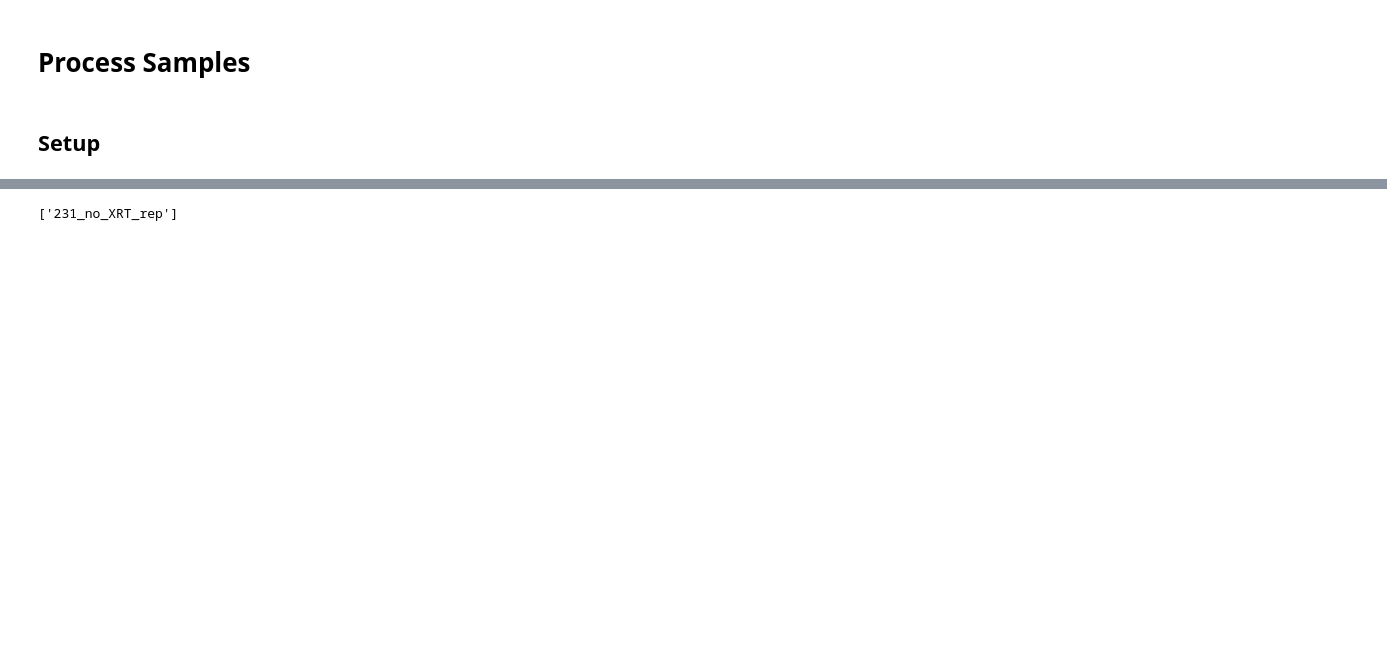
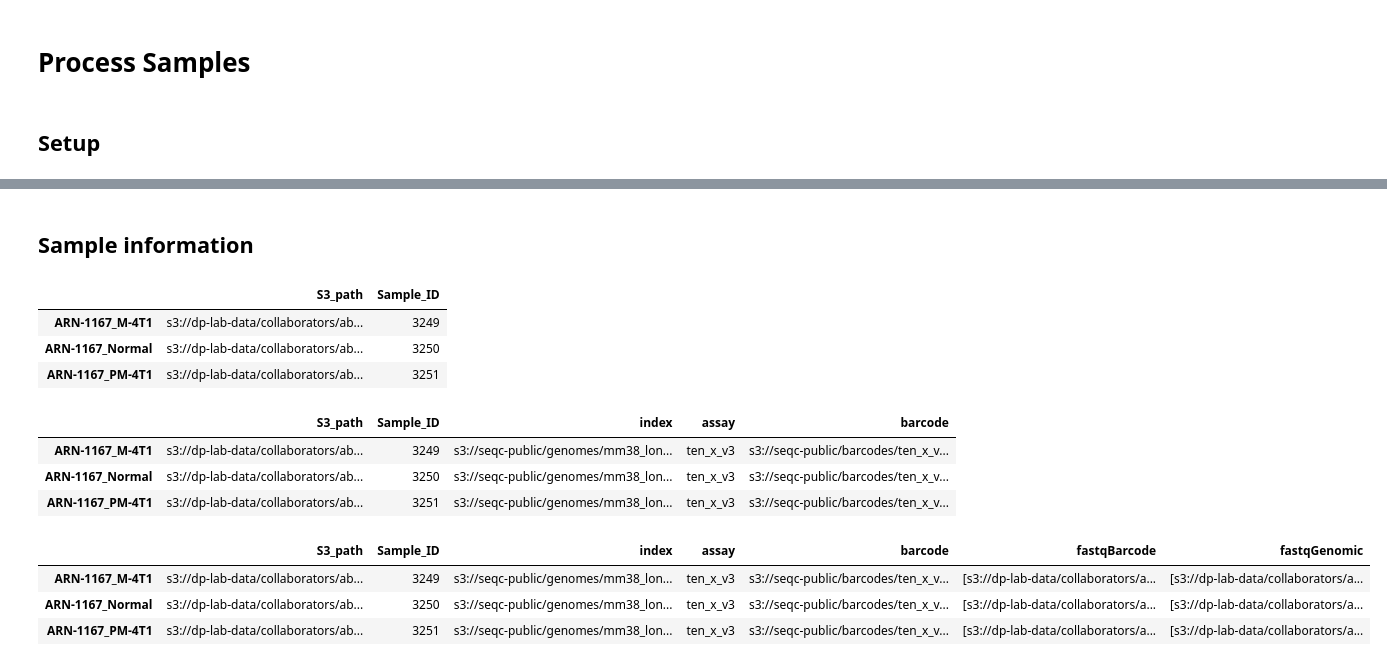
Before and after one commit to andrewmoorman/scing-notebooks, a Jupyter notebook: notebooks/Run_SeqcAda_WIP.ipynb, the cells around one changed output, grey strips where cells are left out. Saved outputs shown, nothing was run; the diff lists cells and outputs as text; code cells hidden in the pictures; blank space fills up the shorter version.

Commit message:
Functional SeqcAda notebook

```diff
--- a/notebooks/Run_SeqcAda_WIP.ipynb
+++ b/notebooks/Run_SeqcAda_WIP.ipynb
@@ -11,0 +47,23 @@ from utils.utils import *
+# %%
+def get_barcode_genomic_fastqs(samples):
+
+    samples['fastqBarcode'] = np.empty((len(samples), 0)).tolist()
+    samples['fastqGenomic'] = np.empty((len(samples), 0)).tolist()
+
+    for sample, row in samples.iterrows():
+        S3_path = row['S3_path']
+
+        # Barcode FASTQ files
+        fastq_file_ids = fastq_map['barcode']
+        barcode_path = f"{S3_path}/barcode/"
+        fastqBarcode = get_fastqs(barcode_path, fastq_file_ids)['R1']
+
+        # Genomic FASTQ files
+        fastq_file_ids = fastq_map['genomic']
+        genomic_path = f"{S3_path}/genomic/"
+        fastqGenomic = get_fastqs(genomic_path, fastq_file_ids)['R2']
+
+        samples.loc[sample, 'fastqBarcode'] += fastqBarcode
+        samples.loc[sample, 'fastqGenomic'] += fastqGenomic
+
+    return samples
@@ -63,26 +345,0 @@ samples
-# %%
-# Get information for all samples
-sample_paths = [s.strip('/') for s in sample_paths] # remove trailing slash if exists
-sample_names = [os.path.basename(s) for s in sample_paths]
-
-print(sample_names)
-samples = pd.DataFrame(
-    sample_paths,
-    index=sample_names,
-    columns=["S3_Path"],
-    dtype=str,
-)
-samples["Sample_ID"] = pd.Series(samples.index).apply(
-    lambda x: get_sample_id(x, creds['user'], creds['password'])
-).values
-
-# Get FASTQ paths from S3
-# Note: Uses same FASTQ file ids for all samples
-#fastq_file_ids = fastq_map[prefix]
-samples["FASTQs"] = samples["S3_Path"].apply(lambda x: get_fastqs(x, folder="barcode"))
-
-# Get reference genome location
-#samples["Reference"] = samples["Sample_ID"].apply(lambda x: get_cr_reference(x, prefix, creds["user"], creds["password"]))
-#samples["Reference"] = path_to_reference
-# %% [output]
-['231_no_XRT_rep']
@@ -121,0 +346,29 @@ assert (std_labels_fields == list(labels.columns)) & (labels.notna().values.all(
+# %% [markdown]
+## Sample information
+# %%
+# Common query col: id, request_id, Sample
+request_ids = ['ARN-1167']
+
+samples = format_sample_aws(request_ids, 'request_id', creds)
+samples.head()
+# %% [output]
+|  | S3_path | Sample_ID |
+| ARN-1167_M-4T1 | s3://dp-lab-data/collaborators/ab... | 3249 |
+| ARN-1167_Normal | s3://dp-lab-data/collaborators/ab... | 3250 |
+| ARN-1167_PM-4T1 | s3://dp-lab-data/collaborators/ab... | 3251 |
+# %%
+samples = format_assay_barcode(samples, creds)
+samples.head()
+# %% [output]
+|  | S3_path | Sample_ID | index | assay | barcode |
+| ARN-1167_M-4T1 | s3://dp-lab-data/collaborators/ab... | 3249 | s3://seqc-public/genomes/mm38_lon... | ten_x_v3 | s3://seqc-public/barcodes/ten_x_v... |
+| ARN-1167_Normal | s3://dp-lab-data/collaborators/ab... | 3250 | s3://seqc-public/genomes/mm38_lon... | ten_x_v3 | s3://seqc-public/barcodes/ten_x_v... |
+| ARN-1167_PM-4T1 | s3://dp-lab-data/collaborators/ab... | 3251 | s3://seqc-public/genomes/mm38_lon... | ten_x_v3 | s3://seqc-public/barcodes/ten_x_v... |
+# %%
+samples = get_barcode_genomic_fastqs(samples)
+samples.head()
+# %% [output]
+|  | S3_path | Sample_ID | index | assay | barcode | fastqBarcode | fastqGenomic |
+| ARN-1167_M-4T1 | s3://dp-lab-data/collaborators/ab... | 3249 | s3://seqc-public/genomes/mm38_lon... | ten_x_v3 | s3://seqc-public/barcodes/ten_x_v... | [s3://dp-lab-data/collaborators/a... | [s3://dp-lab-data/collaborators/a... |
+| ARN-1167_Normal | s3://dp-lab-data/collaborators/ab... | 3250 | s3://seqc-public/genomes/mm38_lon... | ten_x_v3 | s3://seqc-public/barcodes/ten_x_v... | [s3://dp-lab-data/collaborators/a... | [s3://dp-lab-data/collaborators/a... |
+| ARN-1167_PM-4T1 | s3://dp-lab-data/collaborators/ab... | 3251 | s3://seqc-public/genomes/mm38_lon... | ten_x_v3 | s3://seqc-public/barcodes/ten_x_v... | [s3://dp-lab-data/collaborators/a... | [s3://dp-lab-data/collaborators/a... |
```
Also changed, not shown: parts of 30 cells of this notebook.
